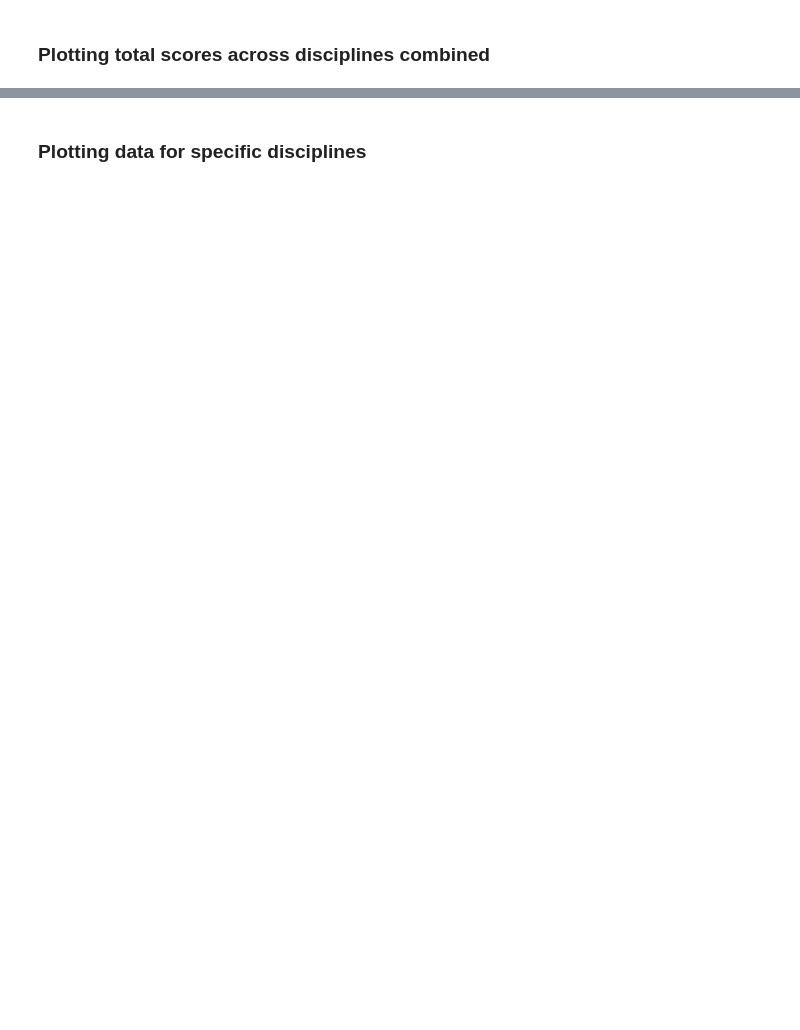
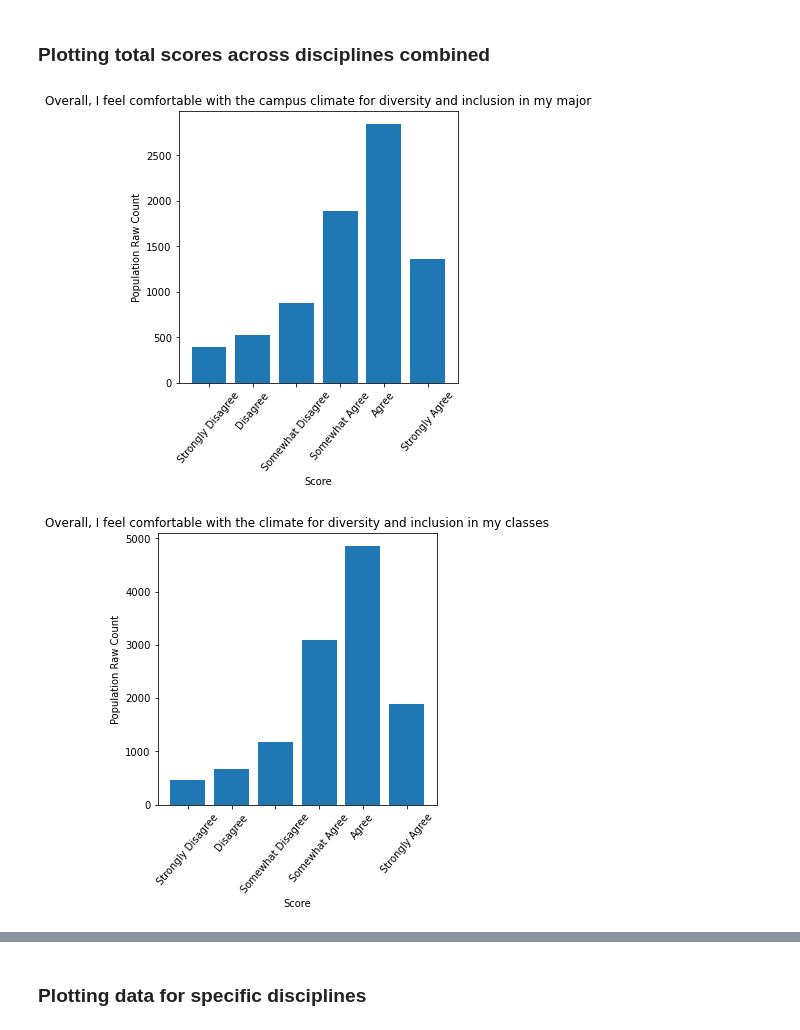
Before and after one commit to emilyslopez/Data_Mural_Project, a Jupyter notebook: Notebooks/Test1_streamlining_datasets_exploration.ipynb, the cells around one changed output, grey strips where cells are left out. Saved outputs shown, nothing was run; the diff lists cells and outputs as text; code cells hidden in the pictures; blank space fills up the shorter version.

```diff
--- a/Notebooks/Test1_streamlining_datasets_exploration.ipynb
+++ b/Notebooks/Test1_streamlining_datasets_exploration.ipynb
@@ -42,4 +42,20 @@ def read_data_from_file_path(file_path, UCUES_dataset, survey_section, disciplin
     return DF
+# %%
+def read_data_from_file_path_2(file_path, UCUES_dataset, survey_section, discipline, dataset):
+    ''' Loads UCUES datasets present in the Data Mural Project GitHub Data Folder and returns the dataset as a pandas
+    dataframe
+
+    Params:
+        file_path     str, file_path to the dataset on your local environment, ex: /Users/omarramos/Documents/Data_Mural_Project/Data
+        UCUES_dataset   str, name of the UCUES survey section and sub-dataset number, ex: Satisfaction-1
+        survey_section  str, Shortened section name, ex: Satis
+        discipline    str, Shortened discipline name, ex: Hum
+        dataset    int, the sub-dataset from the specified survey section
+    '''
+    #Creates the path for where the file is located in the local environment
+    file_path = "{}/Data/UCUES-{}/{}_data_{}_{}.csv".format(file_path, UCUES_dataset,survey_section, discipline, dataset)
+    DF = pd.read_csv(file_path, encoding='utf-8', sep = '\t')
+    return DF
 # %% [markdown]
 ### Open and merge datasets
 # %%
@@ -267,5 +334,5 @@ UCUES_dataset = "Camp-Cli-1"
 survey_section = "Camp_Cli"
 dataset = 1
 
-new_df = create_dataset(file_path, UCUES_dataset, survey_section, dataset)
+new_df = create_dataset_2(file_path, UCUES_dataset, survey_section, dataset)
 # %% [output]
@@ -273,2 +359,8 @@ FileNotFoundError: [Errno 2] No such file or directory: '/Users/emilylopez/Deskt
 # %% [markdown]
 ### Plotting total scores across disciplines combined
+# %%
+likert_scale = ["Strongly Disagree", "Disagree", "Somewhat Disagree", "Somewhat Agree", "Agree", "Strongly Agree"]
+plot_total_scores(new_df, likert_scale)
+# %% [output]
+[figure, added]
+[figure, added]
```
Also changed, not shown: parts of 10 cells of this notebook.
